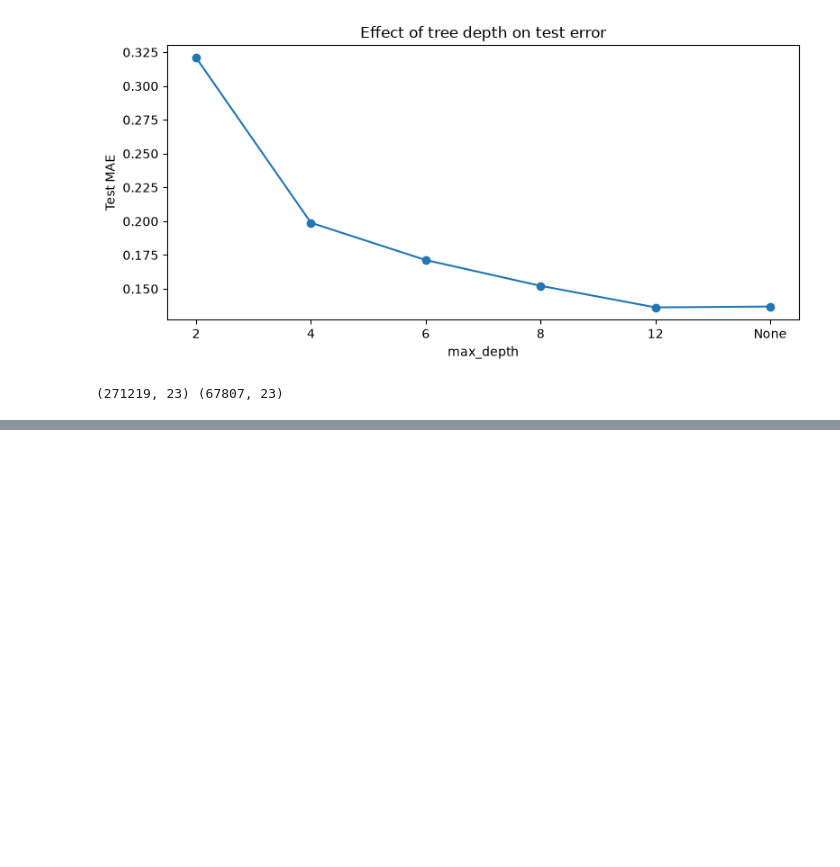
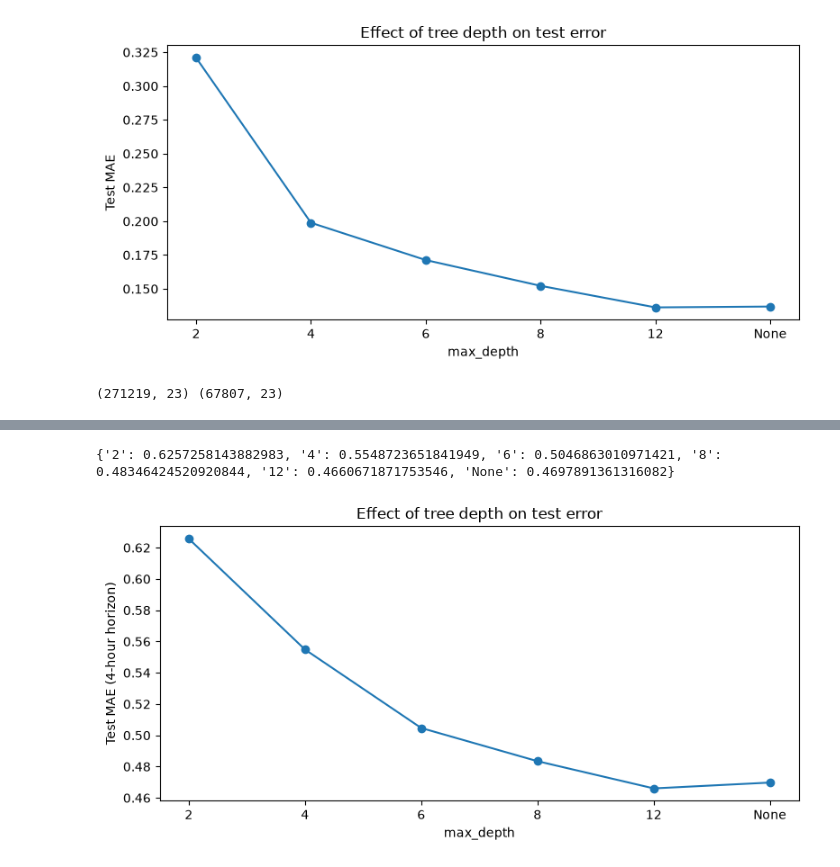
Before and after one commit to OscarPayne28/3001-OCCUPANCY-PROJECT, a Jupyter notebook: notebooks/02_modelling.ipynb, the cells around one changed output, grey strips where cells are left out. Cells and saved outputs as stored; diff of their text form; code cells hidden in the pictures; blank space fills up the shorter version.

```diff
--- a/notebooks/02_modelling.ipynb
+++ b/notebooks/02_modelling.ipynb
@@ -739,0 +816,21 @@ print(train.shape, test.shape)
+# %%
+depths = [2, 4, 6, 8, 12, None]
+msl = search.best_params_["min_samples_leaf"]
+maes = []
+for depth in depths:
+    m = DecisionTreeRegressor(max_depth=depth, min_samples_leaf=msl, random_state=0)
+    m.fit(X[is_train], y[is_train])
+    maes.append(mean_absolute_error(y[~is_train], m.predict(X[~is_train])))
+print(dict(zip(map(str, depths), maes)))
+
+fig, ax = plt.subplots(figsize=(8, 4))
+ax.plot([str(d) for d in depths], maes, marker="o")
+ax.set_xlabel("max_depth")
+ax.set_ylabel("Test MAE (4-hour horizon)")
+ax.set_title("Effect of tree depth on test error")
+plt.tight_layout()
+plt.savefig("../report/depth_sensitivity.png", dpi=150)
+plt.show()
+# %% [output]
+{'2': 0.6257258143882983, '4': 0.5548723651841949, '6': 0.5046863010971421, '8': 0.48346424520920844, '12': 0.4660671871753546, 'None': 0.4697891361316082}
+[figure, added]
```
Also changed, not shown: parts of 9 cells of this notebook, 6 other files.
